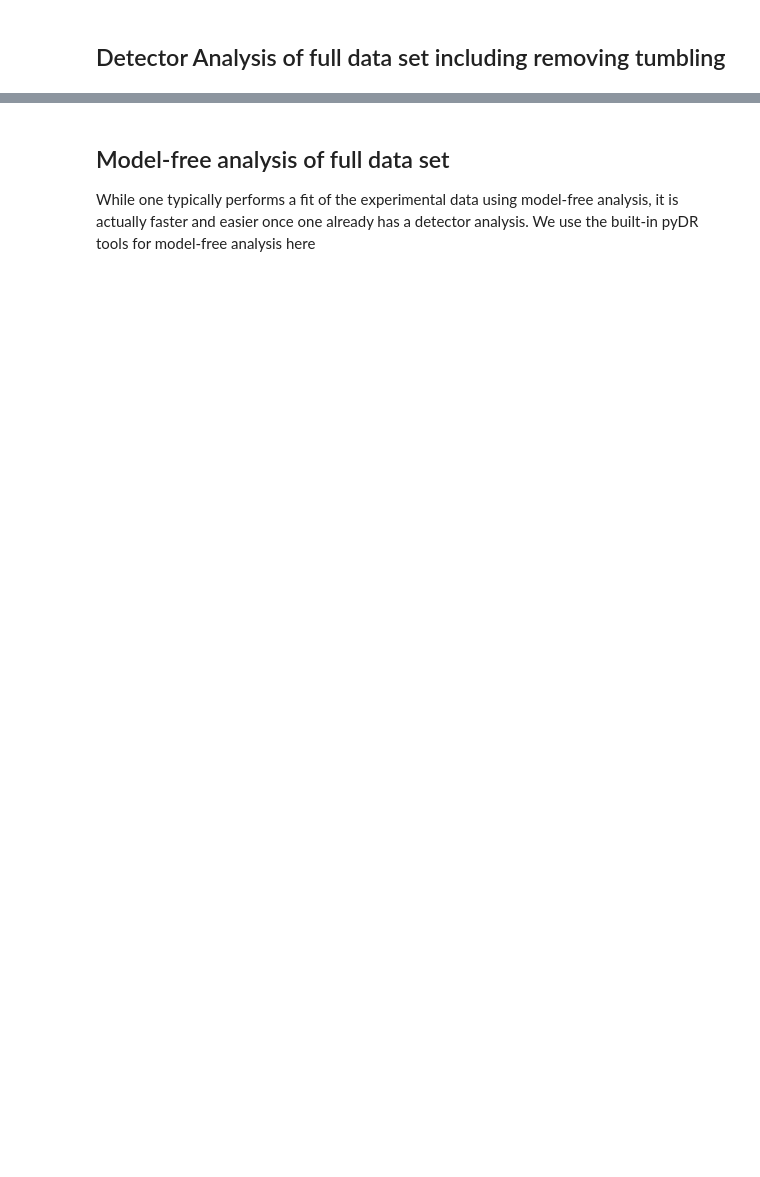
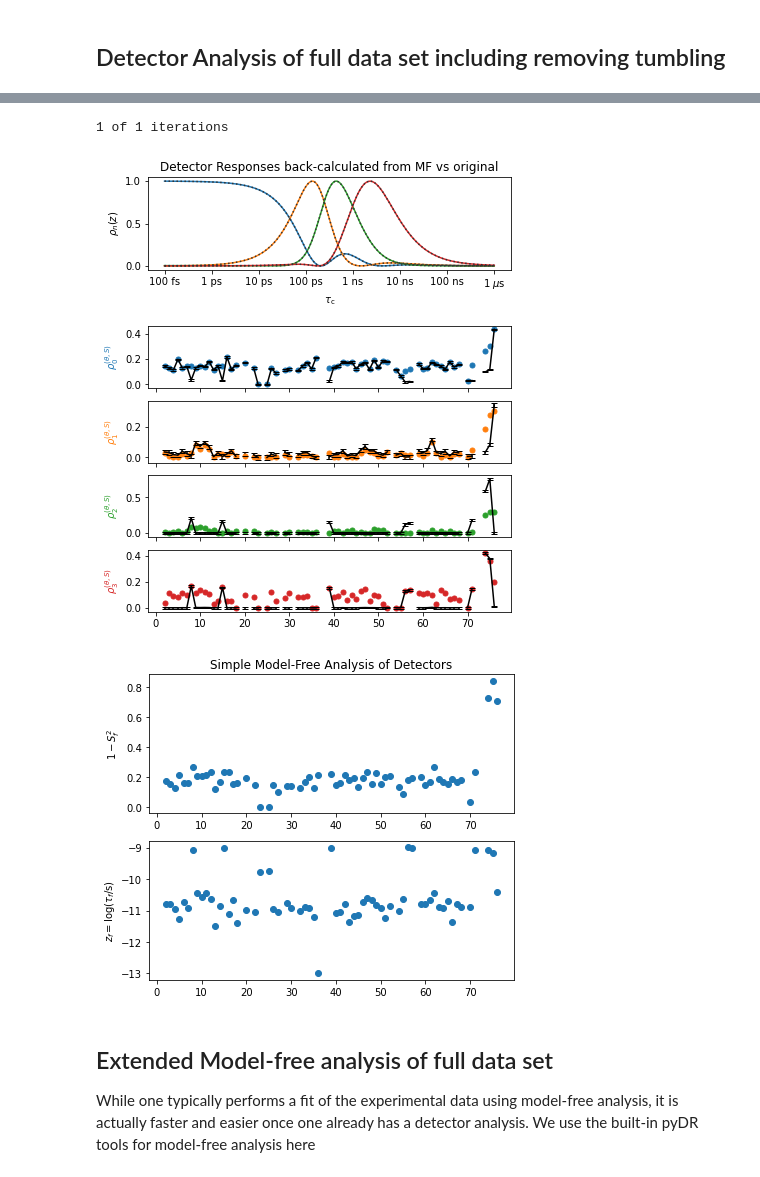
Before and after one commit to alsinmr/ConferenceExamples, a Jupyter notebook: Windischleuba2023/ComparingAnalyses.ipynb, the cells around one changed output, grey strips where cells are left out. Cells and saved outputs as stored; diff of their text form; code cells hidden in the pictures; blank space fills up the shorter version.

```diff
--- a/Windischleuba2023/ComparingAnalyses.ipynb
+++ b/Windischleuba2023/ComparingAnalyses.ipynb
@@ -343,5 +353,26 @@ plt_obj.show_tc()
+# %%
+from pyDR.Fitting.fit import model_free
+z,A,error,dfit=model_free(fit,nz=1)
+
+plt_obj=fit.plot(style='scatter')
+plt_obj.append_data(dfit)
+plt_obj.ax_sens.set_title('Detector Responses back-calculated from MF vs original')
+plt_obj.fig.set_size_inches([6.5,8])
+
+fig,ax=plt.subplots(2,1)
+fig.set_size_inches([6,5])
+ax[0].scatter(fit.label,A[0],color=cm(0))
+ax[0].set_ylabel(r'$1-S_f^2$')
+ax[1].scatter(fit.label,z[0],color=cm(0))
+ax[1].set_ylabel(r'$z_f=\log(\tau_f$/s)')
+ax[0].set_title('Simple Model-Free Analysis of Detectors')
+fig.tight_layout()
+# %% [output]
+1 of 1 iterations
+[figure, added]
+[figure, added]
 # %% [markdown]
-## Model-free analysis of full data set
+## Extended Model-free analysis of full data set
 While one typically performs a fit of the experimental data using model-free analysis, it is actually faster and easier once one already has a detector analysis. We use the built-in pyDR tools for model-free analysis here
 # %%
 from pyDR.Fitting.fit import model_free
```
Also changed, not shown: parts of 7 cells of this notebook, 3 other files.
